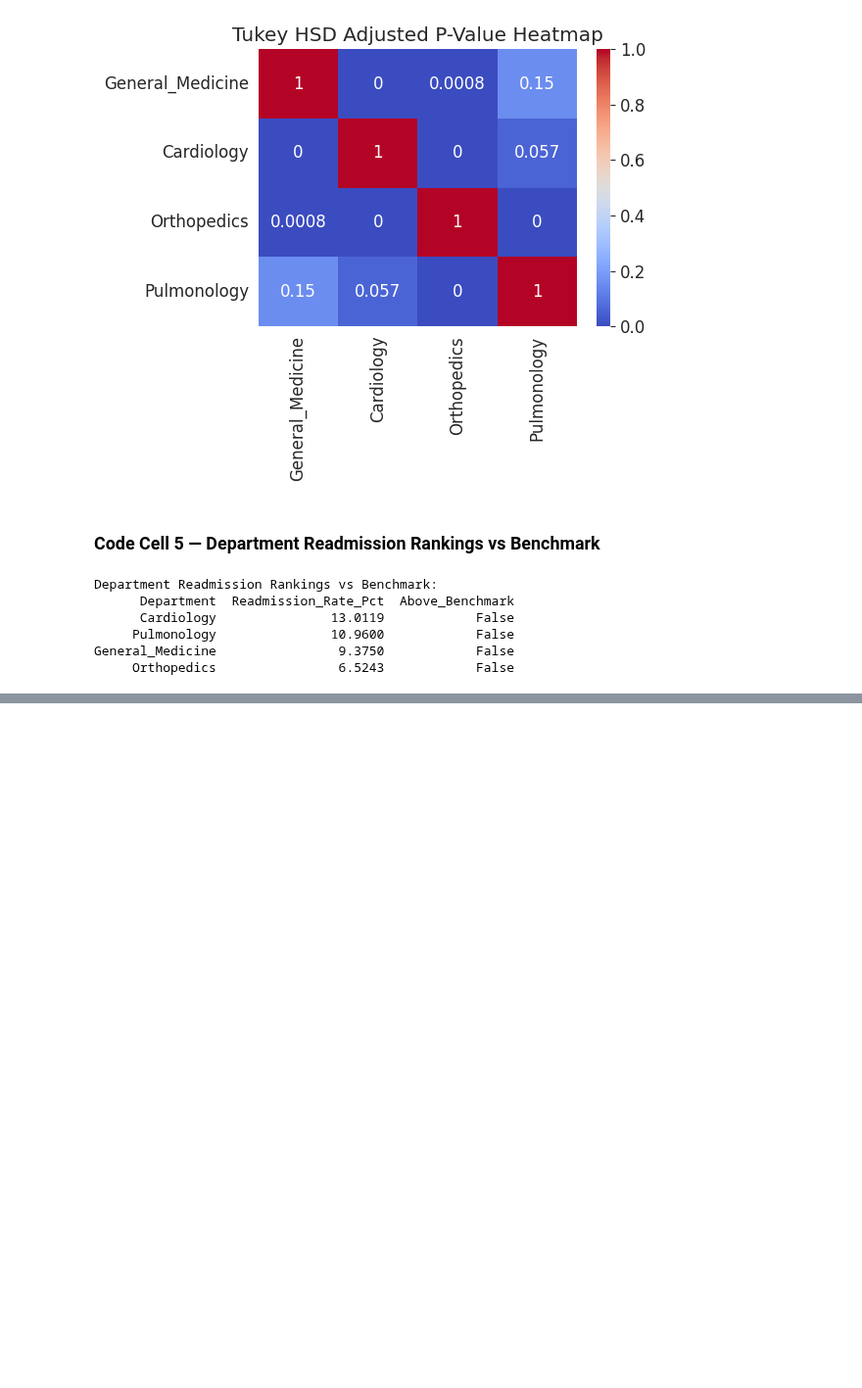
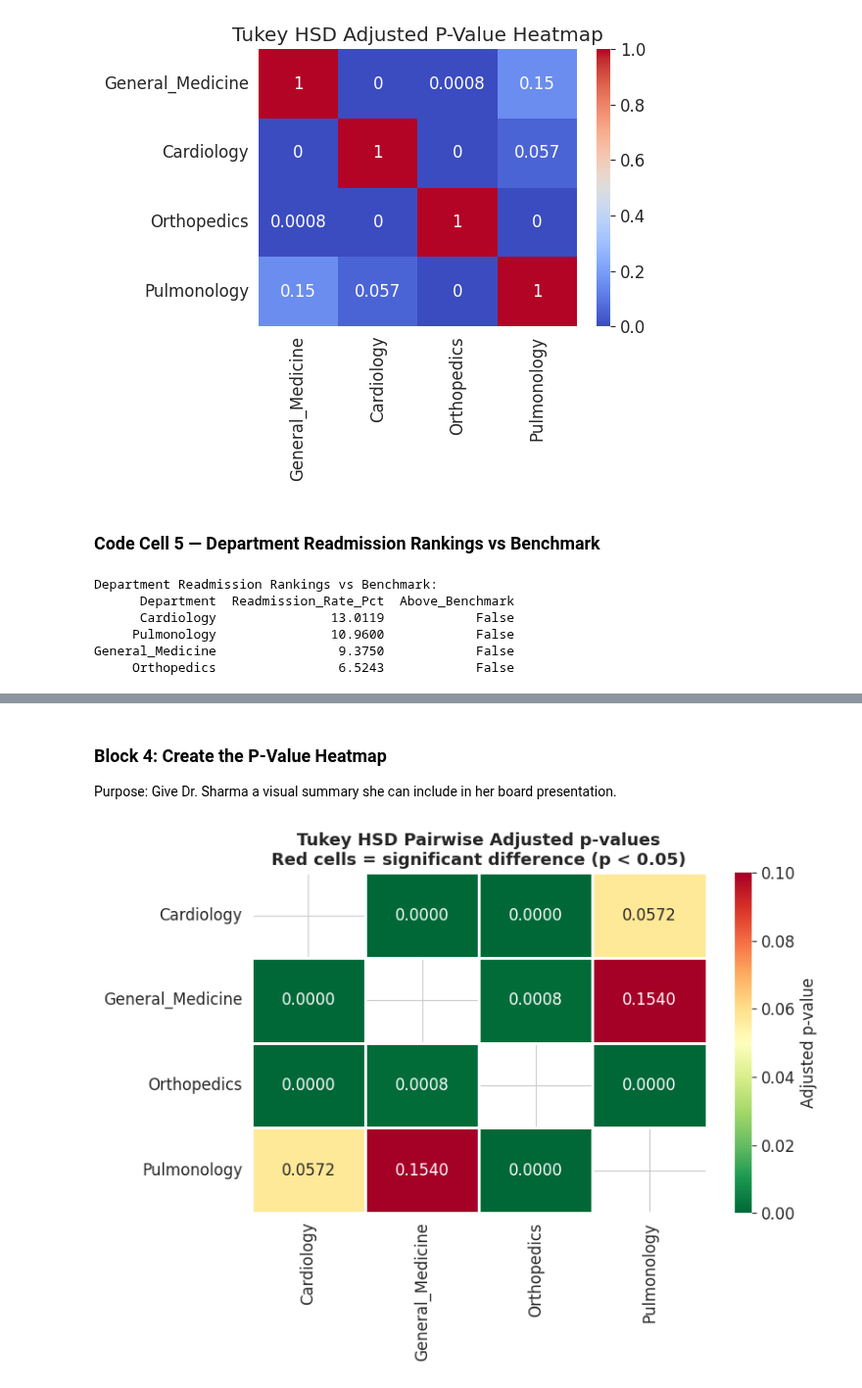
Before and after one commit to hawa1983/MG-628, a Jupyter notebook: Midterm_Regression_Project.ipynb, the cells around one changed output, grey strips where cells are left out. Shown at 98% size. Cells and saved outputs as stored; diff of their text form; code cells hidden in the pictures; blank space fills up the shorter version.

```diff
--- a/Midterm_Regression_Project.ipynb
+++ b/Midterm_Regression_Project.ipynb
@@ -3022,0 +3116,61 @@ General_Medicine                9.3750            False
+# %% [markdown]
+### Block 4: Create the P-Value Heatmap
+
+Purpose: Give Dr. Sharma a visual summary she can include in her board presentation.
+# %%
+# ── Block 4: Create the P-Value Heatmap ──
+# Purpose: Visual summary of Tukey HSD adjusted p-values by department pair
+
+import numpy as np
+import pandas as pd
+import matplotlib.pyplot as plt
+import seaborn as sns
+
+# Build pairwise p-value matrix
+depts_sorted = sorted(df['Department'].unique())
+n = len(depts_sorted)
+
+p_matrix = pd.DataFrame(
+    np.ones((n, n)),
+    index=depts_sorted,
+    columns=depts_sorted
+)
+
+# Fill in adjusted p-values from Tukey results
+for _, row in tukey_df.iterrows():
+    g1, g2 = row['group1'], row['group2']
+    pv = float(row['p-adj'])
+    p_matrix.loc[g1, g2] = pv
+    p_matrix.loc[g2, g1] = pv
+
+# Set diagonal to NaN
+for d in depts_sorted:
+    p_matrix.loc[d, d] = np.nan
+
+# Create heatmap
+fig, ax = plt.subplots(figsize=(8, 6))
+
+sns.heatmap(
+    p_matrix,
+    annot=True,
+    fmt=".4f",
+    cmap="RdYlGn_r",   # red = low p, green = high p
+    vmin=0,
+    vmax=0.10,
+    linewidths=2,
+    linecolor="white",
+    cbar_kws={"label": "Adjusted p-value"},
+    ax=ax
+)
+
+ax.set_title(
+    "Tukey HSD Pairwise Adjusted p-values\nRed cells = significant difference (p < 0.05)",
+    fontsize=13,
+    fontweight="bold"
+)
+
+plt.tight_layout()
+plt.savefig("tukey_hsd_heatmap.png", dpi=150, bbox_inches="tight")
+plt.show()
+# %% [output]
+[figure, added]
```
Also changed, not shown: parts of 10 cells of this notebook.
